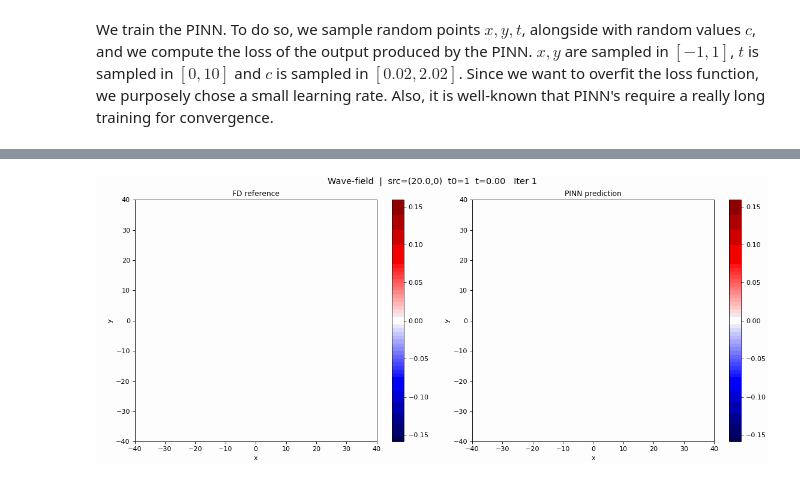
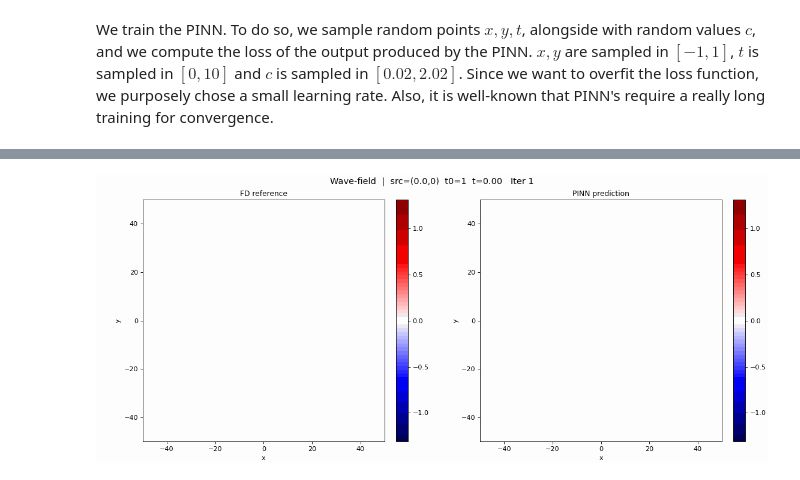
Before and after one commit to pascaltribel/WavePINN, a Jupyter notebook: Demo.ipynb, the cells around one changed output, grey strips where cells are left out. Cells and saved outputs as stored; diff of their text form; code cells hidden in the pictures.

```diff
--- a/Demo.ipynb
+++ b/Demo.ipynb
@@ -108,14 +75,13 @@ plt.show()
 # %% [markdown]
 We construct a Finite Difference solver which will serve as reference.
 # %%
-def run_fd_reference(c0: float = 1.0, t_max: float = 5.0, n_t: int = 250,
-                     L: float = 40.0, dx: float = 0.3, t0=1, cx=0, cy=0):
+def run_fd_reference(c0: float = 1.0, t_max: float = 5.0, n_t: int = 250, L: float = 40.0, dx: float = 1.0, t0=1, cx=0, cy=0):
     dt = t_max / n_t
     nx = int(2 * L / dx) + 1
     x1d = np.linspace(-L, L, nx)
     X, Y = np.meshgrid(x1d, x1d, indexing="ij")
 
-    Z = c(X, Y).numpy()
+    Z = c(X, Y).cpu().numpy()
 
     cfl = np.max(Z).item() * dt / dx
     assert cfl < 1 / np.sqrt(2), f"CFL = {cfl:.3f} unstable, reduce dt or increase dx"
@@ -126,9 +92,9 @@ def run_fd_reference(c0: float = 1.0, t_max: float = 5.0, n_t: int = 250,
 
     def idx(v): return int(round((v + L) / dx))
     rec_pts = {
-        "(-2,0.5)":   (idx(-2.0), idx(0.5)),
-        "(0,2.1)":    (idx(0.0),  idx(2.1)),
-        "(2.2,-2.5)": (idx(2.2),  idx(-2.5)),
+        "(-5,5)":   (idx(-5), idx(5)),
+        "(0.1,0.1)":    (idx(0.1),  idx(.1)),
+        "(0.5,-2)": (idx(0.5),  idx(-2)),
     }
     traces = {k: np.zeros(n_t) for k in rec_pts}
     t_arr  = np.linspace(0, t_max, n_t)
@@ -162,10 +128,9 @@ gif_frames = []
 GIF_PATH   = "training_progress.gif"
 _gif_display_handle = None
 
-receiver_labels=["(-2,0.5)", "(0,2.1)", "(2.2,-2.5)"]
+receiver_labels=["(-5,5)", "(0.1,0.1)", "(0.5,-2)"]
 
-def check_seismograms(model, c_val: float = 5.0, t_max: float = 5.0,
-                      n_t: int = 500, t_0=1, cx=0, cy=0):
+def check_seismograms(model, c_val: float = 5.0, t_max: float = 5.0, n_t: int = 500, t_0=1, cx=0, cy=0):
     global gif_frames, _gif_display_handle
     x  = torch.ones(n_t, 1, device=device)
     y  = torch.ones(n_t, 1, device=device)
@@ -177,18 +142,18 @@ def check_seismograms(model, c_val: float = 5.0, t_max: float = 5.0,
         t_fd, fd_seis = run_fd_reference(c_val, t_max, n_t, t0=t_0[i], cx=cx, cy=cy)
         t0 = torch.ones_like(t, device=device) * t_0[i]
         with torch.no_grad():
-            p_neg1 = model(-2*x, 0.5*y, t, torch.zeros_like(x), torch.zeros_like(y), t0).squeeze().cpu().numpy()
-            p_zero = model(0*x, 2.1*y, t, torch.zeros_like(x), torch.zeros_like(y), t0).squeeze().cpu().numpy()
-            p_pos1 = model(2.2*x, -2.5*y, t, torch.zeros_like(x), torch.zeros_like(y), t0).squeeze().cpu().numpy()
-            pinn_seis = {'(-2,0.5)': p_neg1, '(0,2.1)': p_zero, '(2.2,-2.5)': p_pos1}
+            p_neg1 = model(-5*x, 5*y, t, torch.zeros_like(x), torch.zeros_like(y), t0).squeeze().cpu().numpy()
+            p_zero = model(0.1*x, 0.1*y, t, torch.zeros_like(x), torch.zeros_like(y), t0).squeeze().cpu().numpy()
+            p_pos1 = model(0.5*x, -2*y, t, torch.zeros_like(x), torch.zeros_like(y), t0).squeeze().cpu().numpy()
+            pinn_seis = {'(-5,5)': p_neg1, '(0.1,0.1)': p_zero, '(0.5,-2)': p_pos1}
         for label in receiver_labels:
             plt.plot(t_np, pinn_seis[label], label=f'PINN {label}',   linewidth=1.5)
             plt.plot(t_fd, fd_seis[label],   label=f'FD ref {label}', linewidth=1.5, linestyle='--')
         plt.xlabel("Time")
         plt.ylabel("Amplitude")
         plt.xlim([0, t_max])
-        plt.ylim([1.5*np.min(fd_seis[label]), 1.5*np.max(fd_seis[label])])
-        plt.legend()
+        plt.ylim([5*np.min(fd_seis[label]), 5*np.max(fd_seis[label])])
+        plt.legend(loc='upper right')
         plt.grid(True)
     plt.title(
         f"Seismograms - src=({cx},{cy})  "
@@ -220,8 +185,3 @@ def check_seismograms(model, c_val: float = 5.0, t_max: float = 5.0,
         _gif_display_handle.update(Image(data=gif_bytes, format="gif"))
 # %% [markdown]
 We train the PINN. To do so, we sample random points $x, y, t$, alongside with random values $c$, and we compute the loss of the output produced by the PINN. $x, y$ are sampled in $[-1, 1]$, $t$ is sampled in $[0, 10]$ and $c$ is sampled in $[0.02, 2.02]$. Since we want to overfit the loss function, we purposely chose a small learning rate. Also, it is well-known that PINN's require a really long training for convergence.
-# %%
-def g(t, alpha=10.0):
-    return 0.5*(torch.tanh(alpha*(t+1))+1)
-
-plt.plot(g(torch.arange(0, 5, 0.01)-2))
@@ -310,6 +296,6 @@ torch.save(model, "model.pt")
 # %%
 def run_fd_reference_with_fields(t_max: float = 5.0, n_t: int = 250,
-                                  L: float = 40.0, dx: float = 0.3, t0=1, cx=0, cy=0,
+                                  L: float = 50.0, dx: float = 1.0, t0=1, cx=0, cy=0,
                                   snapshot_every: int = 10):
     dt = t_max / n_t
     nx = int(2 * L / dx) + 1
@@ -348,7 +334,7 @@ FIELD_GIF_PATH   = "field_propagation.gif"
 
 def check_wave_field(model, t_max: float = 5.0,
                      n_t: int = 250, t_0=1, cx=0, cy=0,
-                     L: float = 40.0, dx: float = 0.3,
+                     L: float = 50.0, dx: float = 1.0,
                      snapshot_every: int = 10):
     field_gif_frames = []
 
@@ -377,7 +363,7 @@ def check_wave_field(model, t_max: float = 5.0,
 
     all_fd   = np.stack([f for _, f in snapshots])
     all_pinn = np.stack(pinn_fields)
-    vmax     = max(np.abs(all_fd).max(), np.abs(all_pinn).max()) * 0.8
+    vmax     = np.abs(all_fd).max()#max(np.abs(all_fd).max(), np.abs(all_pinn).max()) * 0.8
     vmax     = vmax if vmax > 0 else 1.0
     extent   = [-L, L, -L, L]
     iter_num = len(field_gif_frames) + 1
@@ -428,6 +414,6 @@ def check_wave_field(model, t_max: float = 5.0,
         display_id="field_gif"
     )
 # %%
-check_wave_field(model, n_t=250, cx=20.0, snapshot_every=5)
+check_wave_field(model, n_t=250, cx=0.0, snapshot_every=10)
 # %% [output]
-[figure, old version]
+[figure, new version]
```
Also changed, not shown: parts of 5 cells of this notebook, 5 other files.
